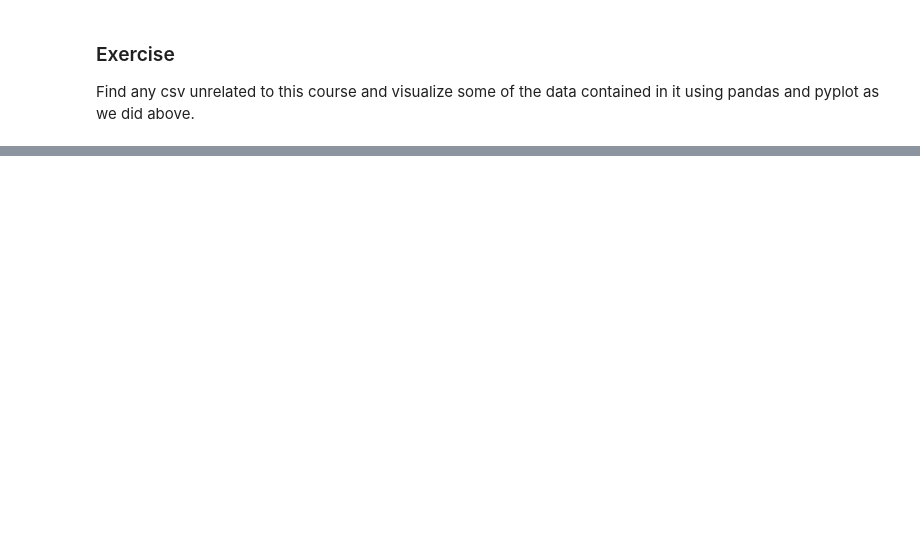
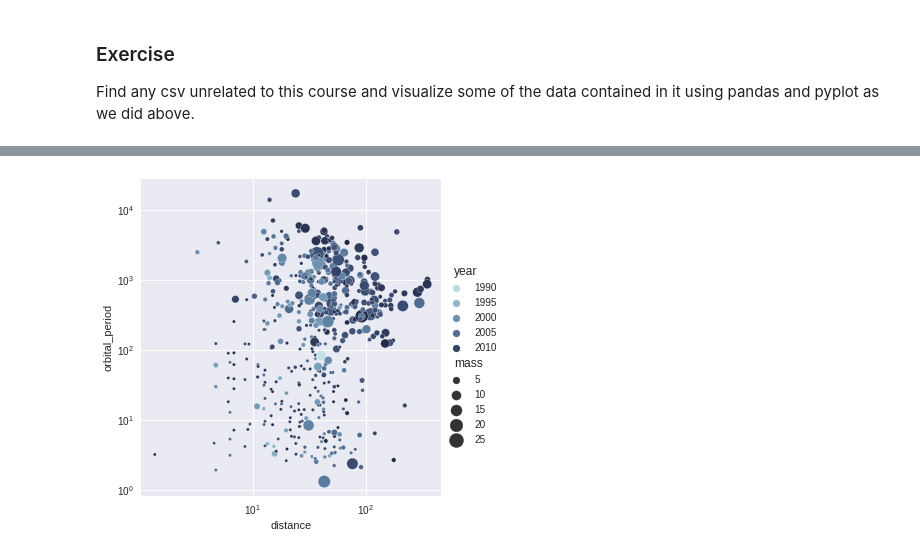
Before and after one commit to jcartus/PythonCourse, a Jupyter notebook: 05_PandasAndAndvancedPlotting.ipynb, the cells around one changed output, grey strips where cells are left out. Saved outputs shown, nothing was run; the diff lists cells and outputs as text; code cells hidden in the pictures; blank space fills up the shorter version.

```diff
--- a/05_PandasAndAndvancedPlotting.ipynb
+++ b/05_PandasAndAndvancedPlotting.ipynb
@@ -147,0 +222,21 @@ Find any csv unrelated to this course and visualize some of the data contained i
+# %%
+# Load the example planets dataset
+planets = sb.load_dataset("planets")
+# %%
+
+
+# this is the colormap we will use
+cmap = sb.cubehelix_palette(rot=-.2, as_cmap=True)
+
+# do the plotting
+g = sb.relplot(
+    data=planets,
+    x="distance", y="orbital_period",
+    hue="year", size="mass",
+    palette=cmap, sizes=(10, 200),
+)
+
+# change the axis to be logarithmic
+g.set(xscale="log", yscale="log");
+# %% [output]
+[figure, added]
```
Also changed, not shown: parts of 18 cells of this notebook.
